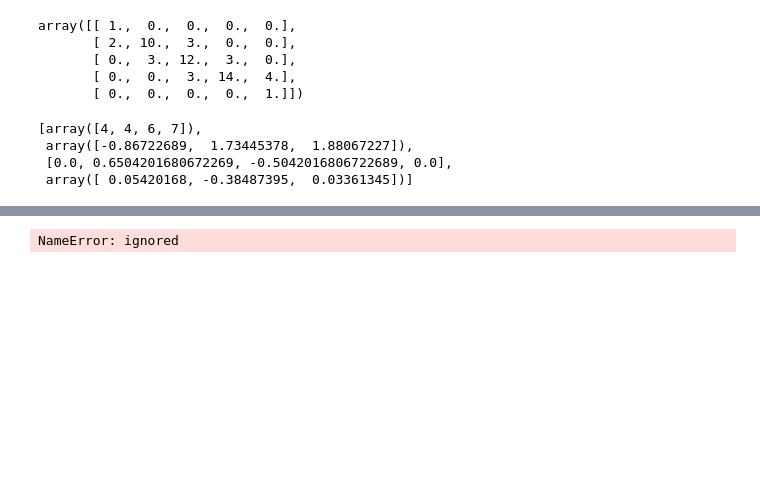
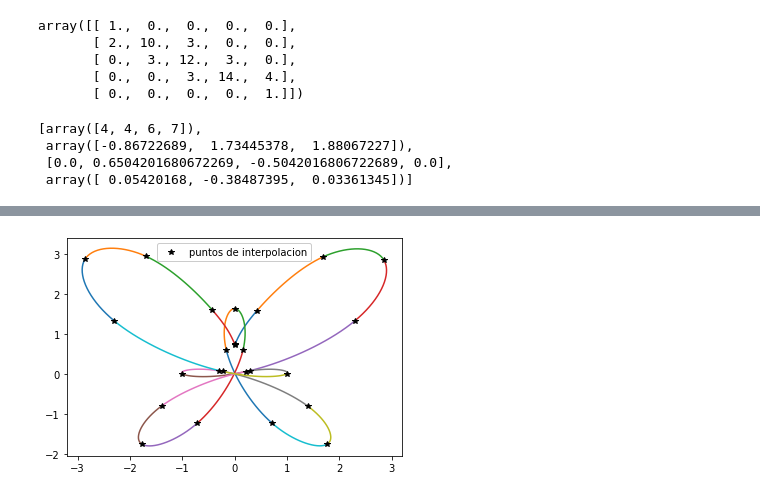
Before and after one commit to JairEsc/Mat_Apl, a Jupyter notebook: MN_T12.ipynb, the cells around one changed output, grey strips where cells are left out. Saved outputs shown, nothing was run; the diff lists cells and outputs as text; code cells hidden in the pictures; blank space fills up the shorter version.

```diff
--- a/MN_T12.ipynb
+++ b/MN_T12.ipynb
@@ -172,19 +171,26 @@ plt.legend(framealpha=1, frameon=True);
 # %%
 t=np.zeros(25)
 x_s=np.zeros(25)
 y_s=np.zeros(25)
 def x(t):
     return (r(t)*np.sin(t))
 def y(t):
     return (r(t)*np.cos(t))
 def r(t):
     return (np.exp(np.cos(t))-2*np.cos(4*t)+(np.sin(t/12))**5)
 for i in range(25):
     t[i]=np.pi*i/12
     x_s[i]=x(t[i])
     y_s[i]=y(t[i])
 a1,b1,c1,d1=spline_cubico_extramos_libres(t,x_s)
 a2,b2,c2,d2=spline_cubico_extramos_libres(t,y_s)
-plt.plot(a,b)
+
+for i in range(len(a1)-1):
+    t_0=t[i]
+    t_s=np.linspace(t_0,t[i+1],20)
+    plt.plot(v_spline(t_s,a1[i],b1[i],c1[i],d1[i],x_0=t_0),
+             v_spline(t_s,a2[i],b2[i],c2[i],d2[i],x_0=t_0))
+plt.plot(x_s,y_s,'k*',label='puntos de interpolacion')
+plt.legend(framealpha=1, frameon=True);
 # %% [output]
-NameError: ignored
+[figure, added]
```
Also changed, not shown: parts of 1 cell of this notebook.
